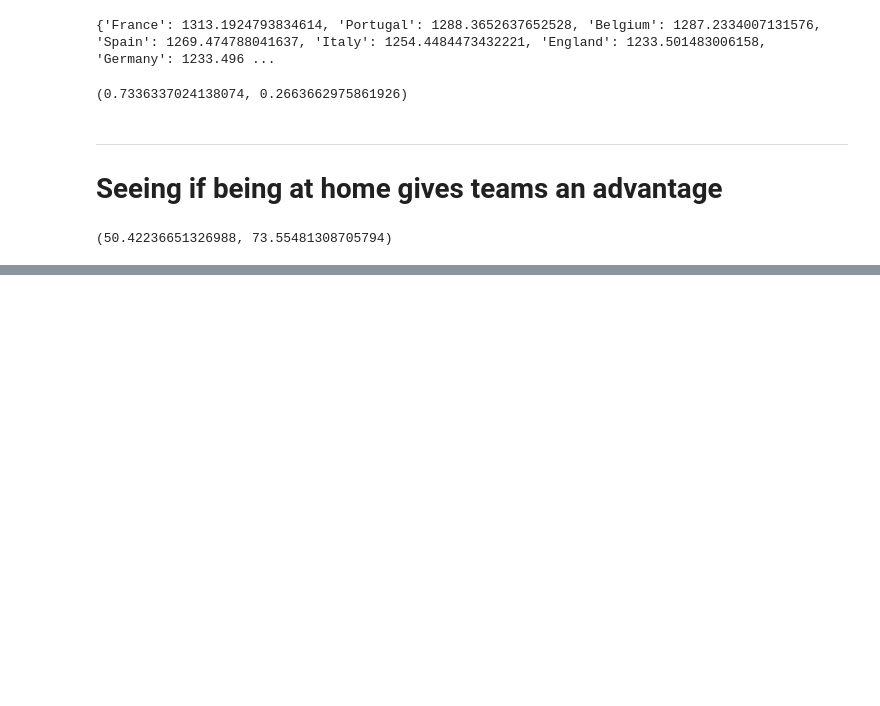
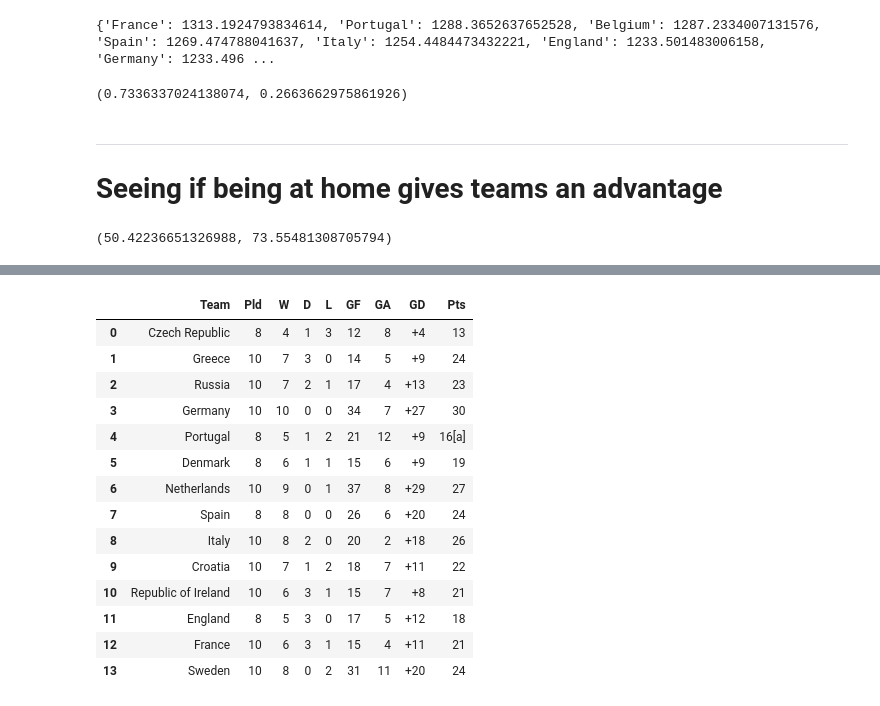
Before and after one commit to pranav-sivaraman/cmsc320-final-project, a Jupyter notebook: Final Project - CMSC320.ipynb, the cells around one changed output, grey strips where cells are left out. Drawn from its saved outputs; the diff is of its cells as text; code cells hidden in the pictures; blank space fills up the shorter version.

```diff
--- a/Final Project - CMSC320.ipynb
+++ b/Final Project - CMSC320.ipynb
@@ -205,0 +230,3 @@ calculate_home_percentages()
+# %%
+# Getting the html of the website we will be scraping from (it's gotta be Wikipedia, of couse)
+website = requests.get('https://en.wikipedia.org/wiki/UEFA_Euro_2012_qualifying#Groups')
@@ -205,0 +237,4 @@ calculate_home_percentages()
+# %%
+# Let's clean the html up a bit with BeautifulSoup
+website_formatted = BeautifulSoup(website.content)
+website_formatted
@@ -205,0 +259,5 @@ calculate_home_percentages()
+# %%
+# Creating data frame which we will populate with data for each team, specifically how they fared in their qualifying
+# group, info such as games played, wins, draws, losses, goals scored, goals conceded, goal difference, and points tally
+euro_2012_qualifying_teams_df = pd.DataFrame(columns = ['Team','Pld','W','D','L','GF','GA','GD','Pts'])
+euro_2012_qualifying_teams_df
@@ -205,0 +266,67 @@ calculate_home_percentages()
+# %%
+# Here's the list of teams who played in Euro 2012 (this is excluding Poland and Ukraine since, they were the
+# teams to host the Euros and therefore gained automatic qualification and didn't have to play in qualifiers)
+teams = ['Czech Republic','Greece','Russia',
+         'Germany','Portugal','Denmark','Netherlands',
+         'Spain','Italy','Croatia','Republic of Ireland',
+         'England','France','Sweden']
+
+# For each team we will scrape the Wikipedia page for the row containing the team information we need.
+for team in teams:
+    # Data we need is within a <th> tag so finding all <th> tags.
+    all_table_headers = website_formatted.findAll('th')
+    table_headers_w_span_tag = []
+    # Getting all span tags found within our list of <th> tags
+    for th in all_table_headers:
+        curr_th_all_span_tags = th.findAll('span')
+        for curr_span_tag in curr_th_all_span_tags:
+            table_headers_w_span_tag.append(curr_span_tag)
+
+    # List we will populate with all the <a> tags which are found within our list of span tags
+    a_tags = []
+    for span in  table_headers_w_span_tag:
+        curr_span_a_tags = span.findAll('a', {'title' : team+' national football team'}, text=team)
+        for curr_span_a_tag in curr_span_a_tags:
+            a_tags.append(curr_span_a_tag)
+
+    # Target tag will be assigned to the <a> tag which marks the point in the html from which the information we need lies
+    target_tag = None
+    for a_tag in a_tags:
+        tag_style = a_tag.find_next('td').attrs.get('style')
+        # We are looking for the <a> tag which has a style attribute
+        if tag_style != None:
+            target_tag = a_tag
+            break # The moment we find our target tag we will terminate the for-loop.
+
+    curr_tag = target_tag.find_next('td')
+
+    team_data = [] # list we will populate with elements containing information pertaining to the team currently being processed.
+    team_data.append(team) # adding team name info to our list
+
+    # Iterating through the siblings of the <a> tag we identified as our target tag, and grabbing the data we need from each of the siblings
+    for i in range(1,9):
+        data = curr_tag.text.strip('\n')
+        team_data.append(data)
+        curr_tag = curr_tag.find_next('td')
+
+    # Appending team data that was just parsed and obtained in the form of a list as a row in our dataframe.
+    euro_2012_qualifying_teams_df = euro_2012_qualifying_teams_df.append(pd.DataFrame([team_data], columns=euro_2012_qualifying_teams_df.columns))
+
+euro_2012_qualifying_teams_df = euro_2012_qualifying_teams_df.reset_index(drop=True)
+euro_2012_qualifying_teams_df
+# %% [output]
+|  | Team | Pld | W | D | L | GF | GA | GD | Pts |
+| 0 | Czech Republic | 8 | 4 | 1 | 3 | 12 | 8 | +4 | 13 |
+| 1 | Greece | 10 | 7 | 3 | 0 | 14 | 5 | +9 | 24 |
+| 2 | Russia | 10 | 7 | 2 | 1 | 17 | 4 | +13 | 23 |
+| 3 | Germany | 10 | 10 | 0 | 0 | 34 | 7 | +27 | 30 |
+| 4 | Portugal | 8 | 5 | 1 | 2 | 21 | 12 | +9 | 16[a] |
+| 5 | Denmark | 8 | 6 | 1 | 1 | 15 | 6 | +9 | 19 |
+| 6 | Netherlands | 10 | 9 | 0 | 1 | 37 | 8 | +29 | 27 |
+| 7 | Spain | 8 | 8 | 0 | 0 | 26 | 6 | +20 | 24 |
+| 8 | Italy | 10 | 8 | 2 | 0 | 20 | 2 | +18 | 26 |
+| 9 | Croatia | 10 | 7 | 1 | 2 | 18 | 7 | +11 | 22 |
+| 10 | Republic of Ireland | 10 | 6 | 3 | 1 | 15 | 7 | +8 | 21 |
+| 11 | England | 8 | 5 | 3 | 0 | 17 | 5 | +12 | 18 |
+| 12 | France | 10 | 6 | 3 | 1 | 15 | 4 | +11 | 21 |
+| 13 | Sweden | 10 | 8 | 0 | 2 | 31 | 11 | +20 | 24 |
```
Also changed, not shown: parts of 21 cells of this notebook.
